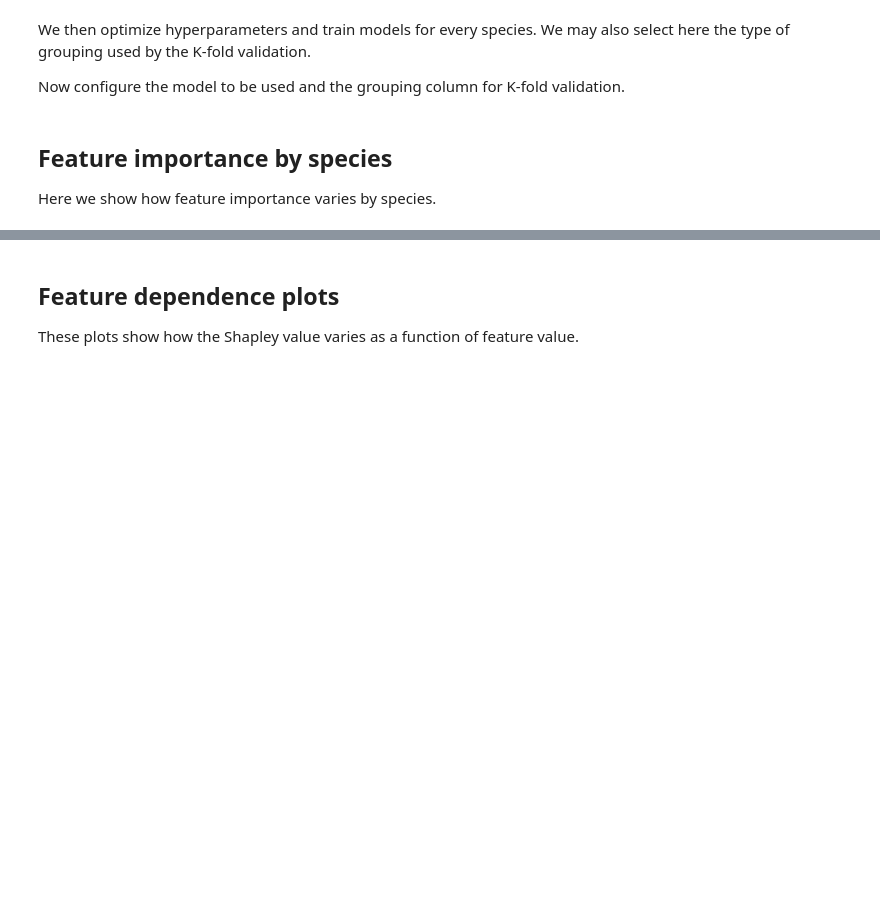
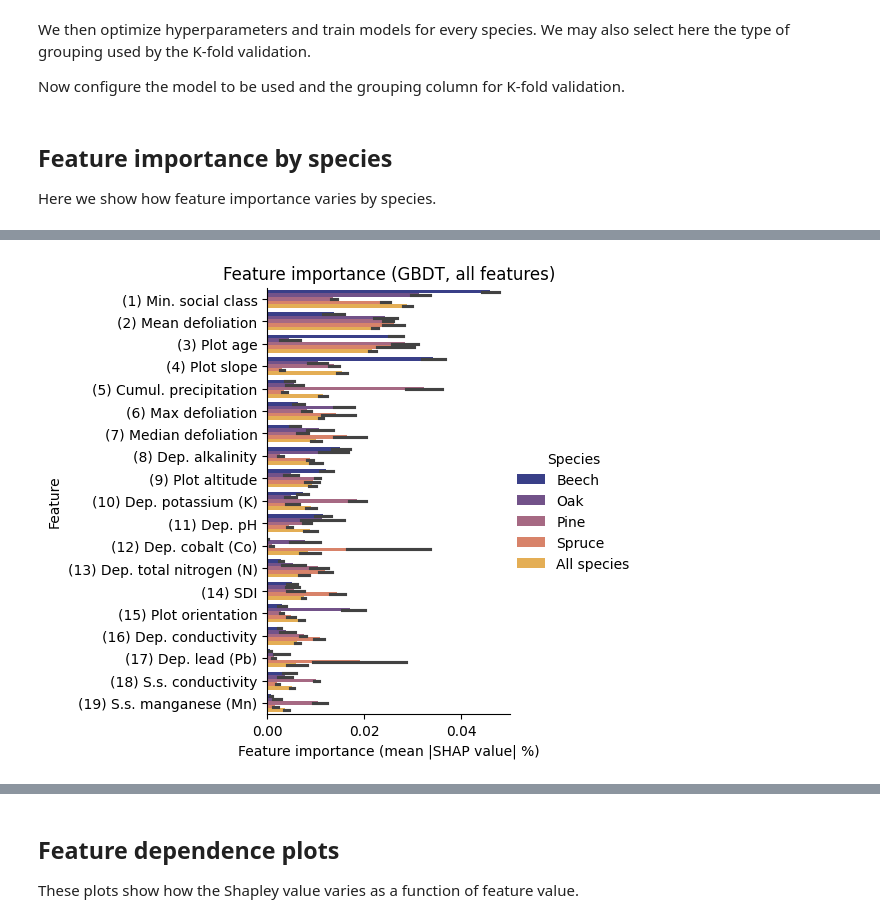
Before and after one commit to simlab-vs/icp-forest-xai, a Jupyter notebook: 02-modeling.ipynb, the cells around one changed output, grey strips where cells are left out. Drawn from its saved outputs; the diff is of its cells as text; code cells hidden in the pictures; blank space fills up the shorter version.

```diff
--- a/02-modeling.ipynb
+++ b/02-modeling.ipynb
@@ -110,3 +213,56 @@ plt.savefig(
+# %%
+# Plot using seaborn
+num_species = len(feature_importances.select("species").unique())
+g = sns.catplot(
+    data,
+    x="shap",
+    y="feature",
+    hue="species",
+    kind="bar",
+    palette=sns.color_palette("cmo.thermal", n_colors=num_species + 1),
+)
+
+g._legend.set_title("Species")
+
+# Capitalize legend labels
+new_labels = [label.get_text().capitalize() for label in g._legend.texts[0:]]
+for label, new_text in zip(g._legend.texts[0:], new_labels):
+    label.set_text(new_text)
+
+# Prepend rank to each feature name of the y-axis
+ax = g.facet_axis(0, 0)
+yticks = ax.get_yticks()
+ylabels = ax.get_yticklabels()
+new_ylabels = []
+for ytick, ylabel in zip(yticks, ylabels):
+    feature_name = ylabel.get_text()
+    rank = int(
+        data.group_by("feature", "species")
+        .agg(pl.col("rank").mean())
+        .filter(
+            (pl.col("feature") == feature_name) & (pl.col("species") == "all species")
+        )
+        .select("rank")
+        .item()
+    )
+    new_ylabels.append(f"({rank}) {feature_name}")
+ax.set_yticklabels(new_ylabels)
+
+plt.xlabel("Feature importance (mean |SHAP value| %)")
+plt.ylabel("Feature")
+
+model_label = "GBDT" if model_type == "lgbm" else "Lasso"
+group_label = "tree identifier" if group_col == "tree_id" else "plot identifier"
+ablation_label = "all features" if ablation == "all" else "without defoliation"
+plt.title(f"Feature importance ({model_label}, {ablation_label})")
+
+fig = plt.gcf()
+plt.savefig(
+    f"./figures/importance-{model_type}-{group_col}-{ablation}.pdf",
+    bbox_inches="tight",
+)
+# %% [output]
+[figure, added]
 # %%
 # Variation of feature importance with and without defoliation
 top_n = 3
```
Also changed, not shown: parts of 28 cells of this notebook, 16 other files.
